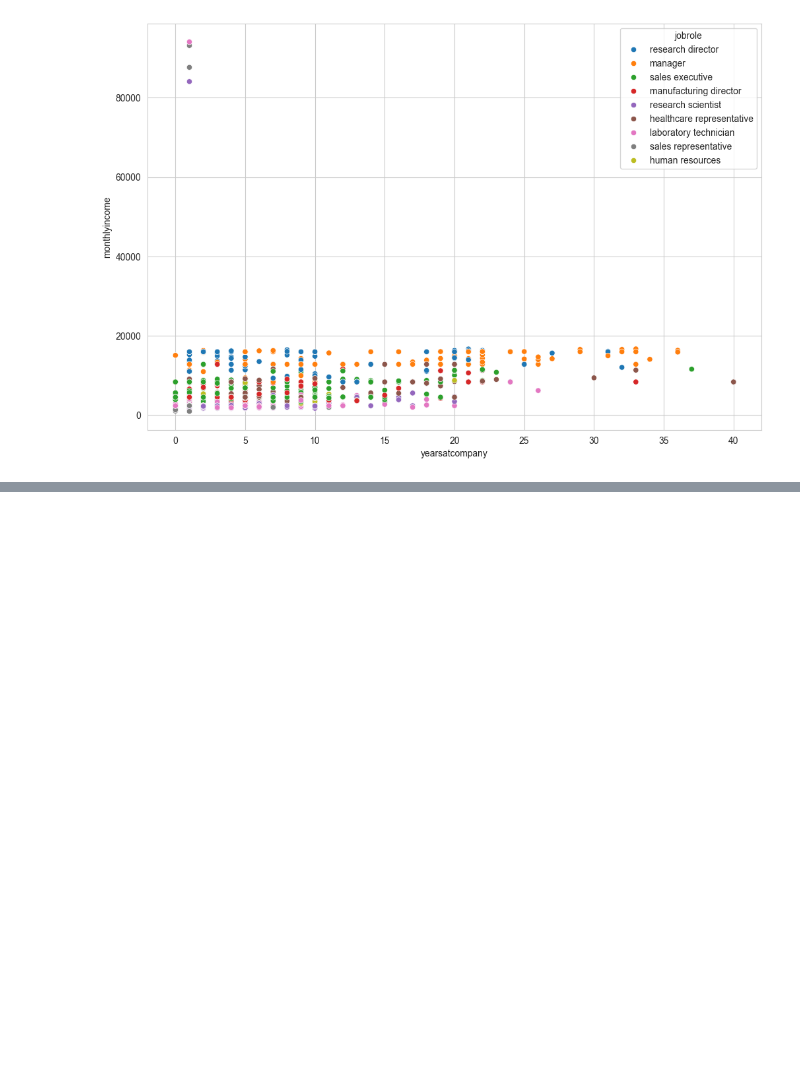
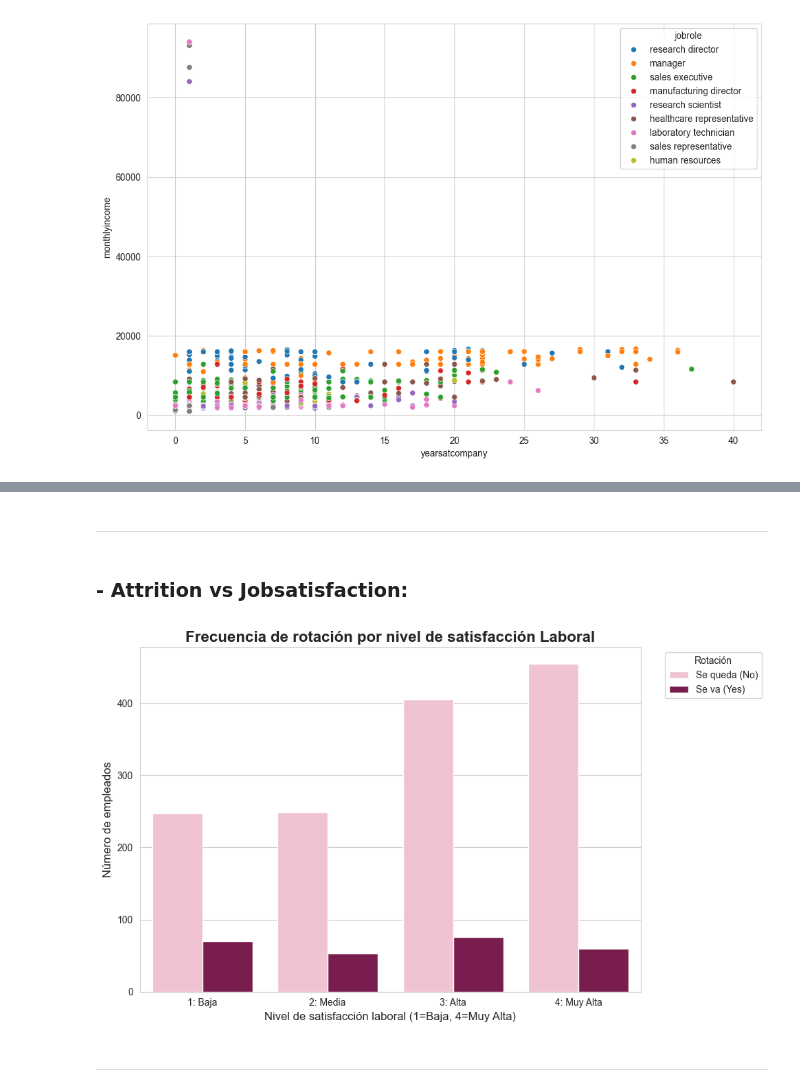
Before and after one commit to omniaunusest/VIZ-analytics-4-employee-data-talent-insights, a Jupyter notebook: visualizaciones.ipynb, the cells around one changed output, grey strips where cells are left out. Drawn from its saved outputs; the diff is of its cells as text; code cells hidden in the pictures; blank space fills up the shorter version.

```diff
--- a/visualizaciones.ipynb
+++ b/visualizaciones.ipynb
@@ -326,0 +343,38 @@ df[df['monthlyincome'] > 20000]
+# %% [markdown]
+___
+# %% [markdown]
+### - Attrition vs Jobsatisfaction:
+# %%
+PALETA_SATISFACCION = {
+    'yes': '#880E4F',  # Rosa Oscuro: Rotación (Riesgo)
+    'no': '#F8BBD0'    # Rosa Claro: Permanencia (Seguridad)
+}
+
+sns.set_style("whitegrid")
+plt.figure(figsize=(10, 6))
+
+# x: Satisfacción Laboral (categorías 1 a 4)
+# hue: Rotación (divide las barras por Attrition)
+sns.countplot(
+    x='jobsatisfaction',
+    hue='attrition',
+    data=df,
+    palette=PALETA_SATISFACCION
+)
+
+plt.title('Frecuencia de rotación por nivel de satisfacción Laboral', fontsize=16, weight='bold')
+plt.xlabel('Nivel de satisfacción laboral (1=Baja, 4=Muy Alta)', fontsize=12)
+plt.ylabel('Número de empleados', fontsize=12)
+
+# Reemplazamos los números del eje X con etiquetas descriptivas
+plt.xticks(ticks=[0, 1, 2, 3], labels=['1: Baja', '2: Media', '3: Alta', '4: Muy Alta'])
+
+# Colocamos la leyenda fuera del gráfico para que no tape las barras
+plt.legend(title='Rotación', labels=['Se queda (No)', 'Se va (Yes)'], loc='upper right', bbox_to_anchor=(1.25, 1))
+
+plt.tight_layout()
+plt.show()
+# %% [output]
+[figure, added]
+# %% [markdown]
+____
```
Also changed, not shown: parts of 6 cells of this notebook.
